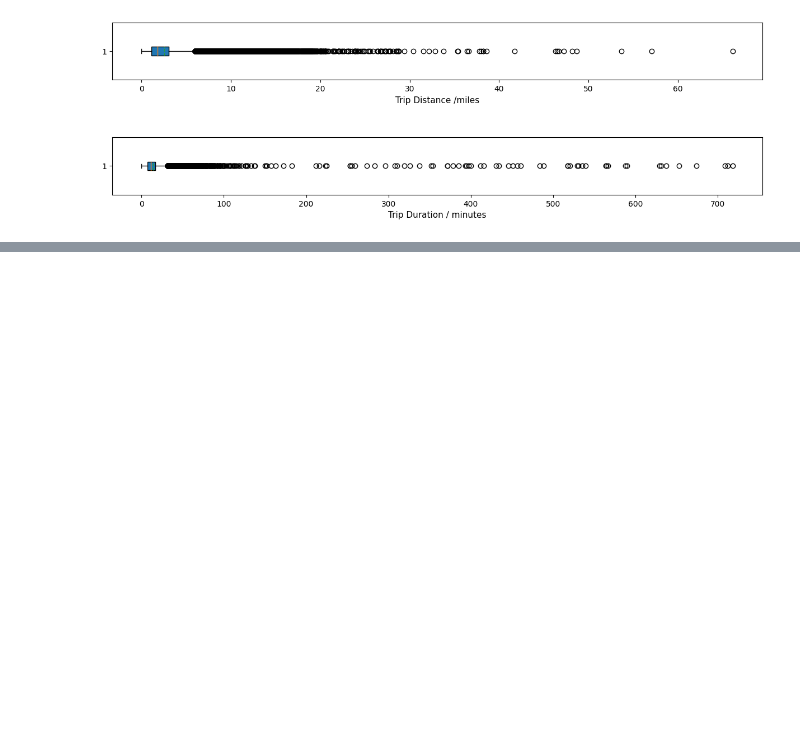
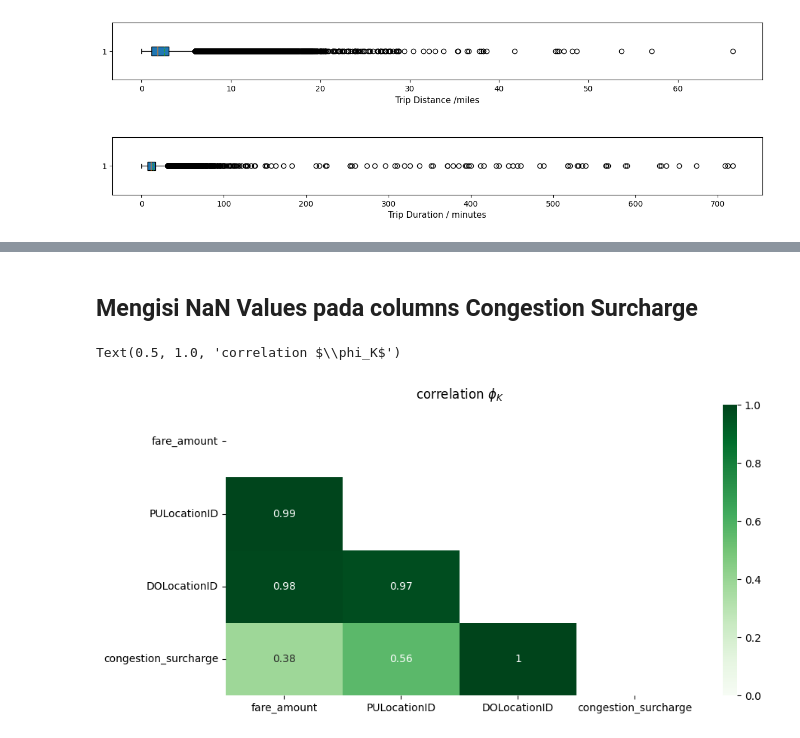
Before and after one commit to Abrahamtarra/NYC-TLC-Trip-Record, a Jupyter notebook: notebooks/DataPreparation.ipynb, the cells around one changed output, grey strips where cells are left out. Saved outputs shown, nothing was run; the diff lists cells and outputs as text; code cells hidden in the pictures; blank space fills up the shorter version.

Commit message:
Handling missing values

```diff
--- a/notebooks/DataPreparation.ipynb
+++ b/notebooks/DataPreparation.ipynb
@@ -350,0 +510,6 @@ plt.show()
+# %%
+df.loc[(df['trip_distance'] == 0) & (df['total_amount'] == 0) & (df['payment_type'].isna()), 'payment_type'] = 6
+# %%
+df['payment_type'].fillna(5, inplace=True)
+# %%
+df.loc[(df['trip_distance'] == 0) & (df['total_amount'] == 0), 'payment_type'] = 6
@@ -350,0 +550,2 @@ plt.show()
+# %%
+df['trip_type'].fillna(3, inplace=True)
@@ -350,0 +572,15 @@ plt.show()
+# %% [markdown]
+## Mengisi NaN Values pada columns Congestion Surcharge
+# %%
+fig, ax = plt.subplots(figsize=(10, 5))
+plt.subplots_adjust(left=None, bottom=None, right=None, top=None, wspace=0.5, hspace=0.1)
+
+cols = ['fare_amount', 'PULocationID','DOLocationID', 'congestion_surcharge']
+
+corr = df[cols].phik_matrix(interval_cols='fare_amount')
+corr_mask = np.triu(np.ones_like(corr, dtype=bool))
+sns.heatmap(corr, mask=corr_mask, vmin=0, vmax=1, annot=True, cmap="Greens", ax=ax)
+ax.set_title(r'correlation $\phi_K$')
+# %% [output]
+Text(0.5, 1.0, 'correlation $\\phi_K$')
+[figure, added]
```
Also changed, not shown: parts of 45 cells of this notebook.
